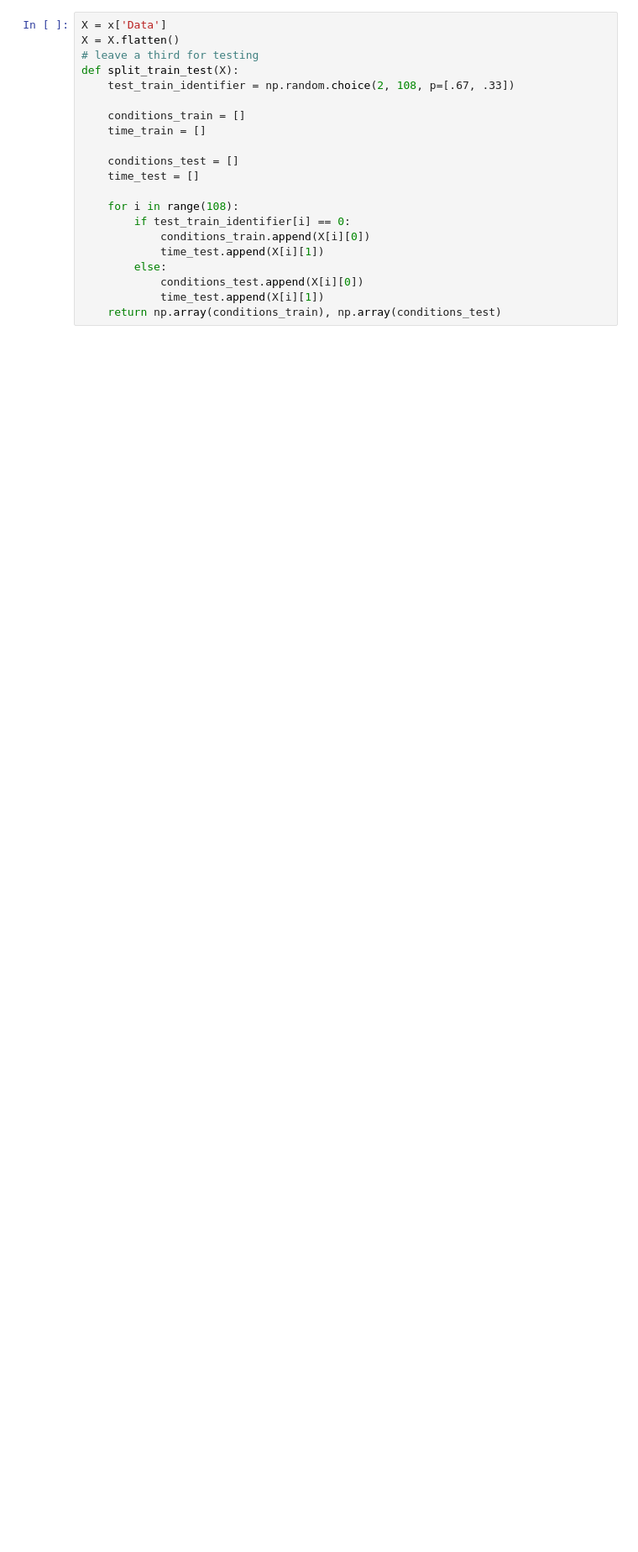
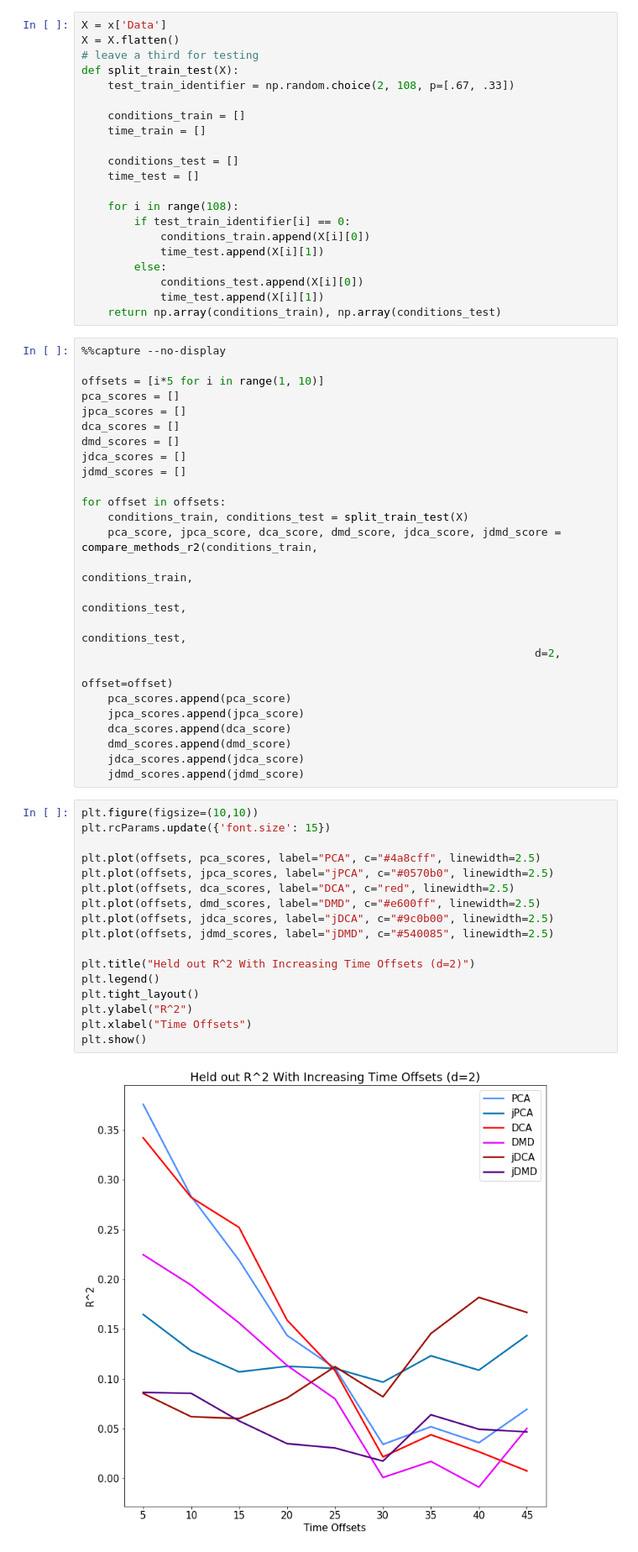
Before and after one commit to rguo123/DynamicalComponentsAnalysis, a Jupyter notebook: notebooks/Final Figs for Methods Comparison.ipynb, the cells around one changed output. Shown at 84% size. Cells and saved outputs as stored; diff of their text form; blank space fills up the shorter version.

Commit message:
final figs for method comparison

```diff
--- a/notebooks/Final Figs for Methods Comparison.ipynb
+++ b/notebooks/Final Figs for Methods Comparison.ipynb
@@ -669,3 +669,47 @@ def split_train_test(X):
             conditions_test.append(X[i][0])
             time_test.append(X[i][1])
     return np.array(conditions_train), np.array(conditions_test)
+# %%
+%%capture --no-display
+
+offsets = [i*5 for i in range(1, 10)]
+pca_scores = []
+jpca_scores = []
+dca_scores = []
+dmd_scores = []
+jdca_scores = []
+jdmd_scores = []
+
+for offset in offsets:
+    conditions_train, conditions_test = split_train_test(X)
+    pca_score, jpca_score, dca_score, dmd_score, jdca_score, jdmd_score = compare_methods_r2(conditions_train,
+                                                                     conditions_train,
+                                                                     conditions_test,
+                                                                     conditions_test,
+                                                                     d=2,
+                                                                     offset=offset)
+    pca_scores.append(pca_score)
+    jpca_scores.append(jpca_score)
+    dca_scores.append(dca_score)
+    dmd_scores.append(dmd_score)
+    jdca_scores.append(jdca_score)
+    jdmd_scores.append(jdmd_score)
+# %%
+plt.figure(figsize=(10,10))
+plt.rcParams.update({'font.size': 15})
+
+plt.plot(offsets, pca_scores, label="PCA", c="#4a8cff", linewidth=2.5)
+plt.plot(offsets, jpca_scores, label="jPCA", c="#0570b0", linewidth=2.5)
+plt.plot(offsets, dca_scores, label="DCA", c="red", linewidth=2.5)
+plt.plot(offsets, dmd_scores, label="DMD", c="#e600ff", linewidth=2.5)
+plt.plot(offsets, jdca_scores, label="jDCA", c="#9c0b00", linewidth=2.5)
+plt.plot(offsets, jdmd_scores, label="jDMD", c="#540085", linewidth=2.5)
+
+plt.title("Held out R^2 With Increasing Time Offsets (d=2)")
+plt.legend()
+plt.tight_layout()
+plt.ylabel("R^2")
+plt.xlabel("Time Offsets")
+plt.show()
+# %% [output]
+[figure, added]
```
Also changed, not shown: parts of 6 cells of this notebook.
